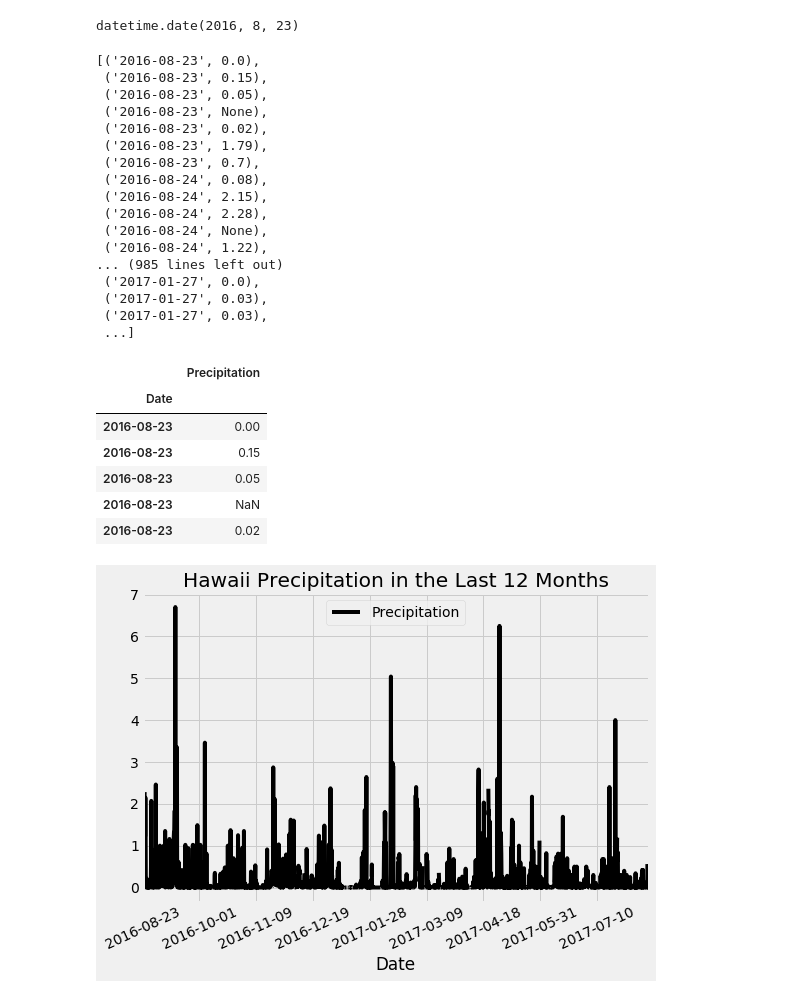
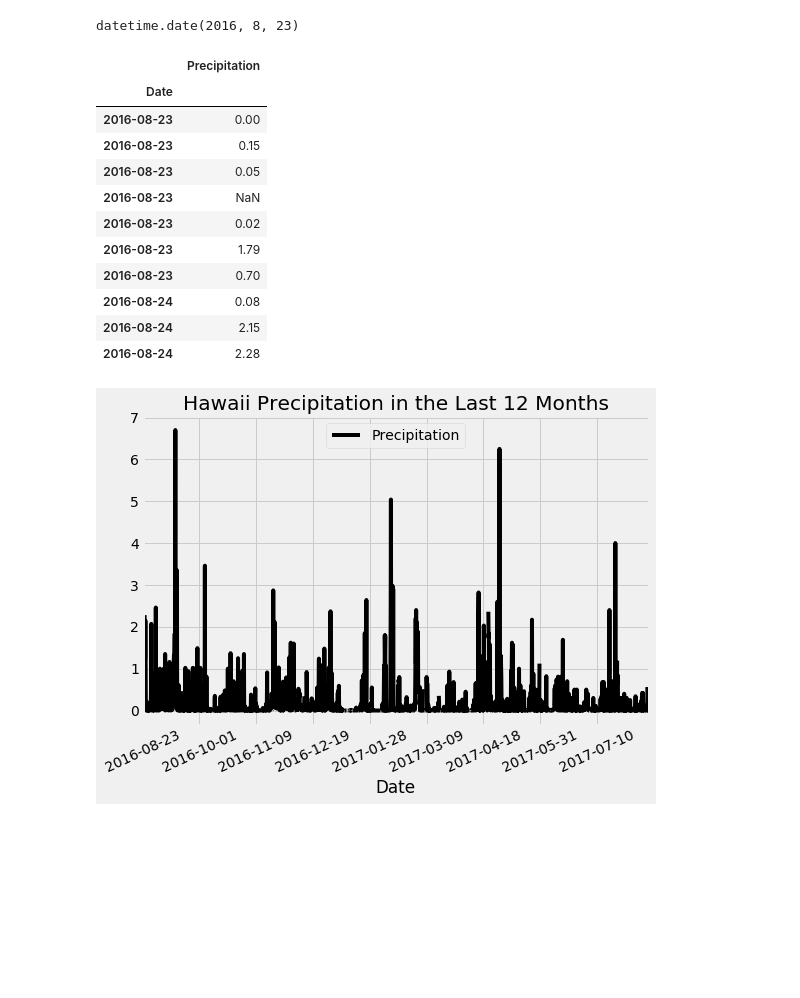
Before and after one commit to cbourdeau/SQLAlchemy-Surf-Weather-Analysis, a Jupyter notebook: climate_starter.ipynb, the cells around one changed output. Drawn from its saved outputs; the diff is of its cells as text; code cells hidden in the pictures; blank space fills up the shorter version.

```diff
--- a/climate_starter.ipynb
+++ b/climate_starter.ipynb
@@ -70,41 +70,27 @@ a_year_ago
 datetime.date(2016, 8, 23)
 # %%
 # Design a query to retrieve the last 12 months of precipitation data
-precipitation = session.query(Measurement.date, Measurement.prcp).filter(Measurement.date >= a_year_ago).order_by(Measurement.date.asc()).all()
-
-# Retrieve the data and precipitation scores
-precipitation
+precipitation = session.query(Measurement.date, Measurement.prcp).\
+                            filter(Measurement.date >= a_year_ago).\
+                            order_by(Measurement.date.asc()).all()
-# %% [output]
-[('2016-08-23', 0.0),
- ('2016-08-23', 0.15),
- ('2016-08-23', 0.05),
- ('2016-08-23', None),
- ('2016-08-23', 0.02),
- ('2016-08-23', 1.79),
- ('2016-08-23', 0.7),
- ('2016-08-24', 0.08),
- ('2016-08-24', 2.15),
- ('2016-08-24', 2.28),
- ('2016-08-24', None),
- ('2016-08-24', 1.22),
-... (985 lines left out)
- ('2017-01-27', 0.0),
- ('2017-01-27', 0.03),
- ('2017-01-27', 0.03),
- ...]
 # %%
 # Save the query results as a Pandas DataFrame and set the index to the date column
 df = pd.DataFrame(precipitation, columns=['Date', 'Precipitation'])
 df.set_index('Date', inplace=True)
-df.head()
+df.head(10)
 # %% [output]
 |  | Precipitation |
 | Date |  |
 | 2016-08-23 | 0.00 |
 | 2016-08-23 | 0.15 |
 | 2016-08-23 | 0.05 |
 | 2016-08-23 | NaN |
 | 2016-08-23 | 0.02 |
+| 2016-08-23 | 1.79 |
+| 2016-08-23 | 0.70 |
+| 2016-08-24 | 0.08 |
+| 2016-08-24 | 2.15 |
+| 2016-08-24 | 2.28 |
 # %%
 # Plot the results of the last 12 months of precepitation data
 df.plot(title='Hawaii Precipitation in the Last 12 Months', color='black', figsize=(8,6))
```
Also changed, not shown: parts of 2 cells of this notebook.
